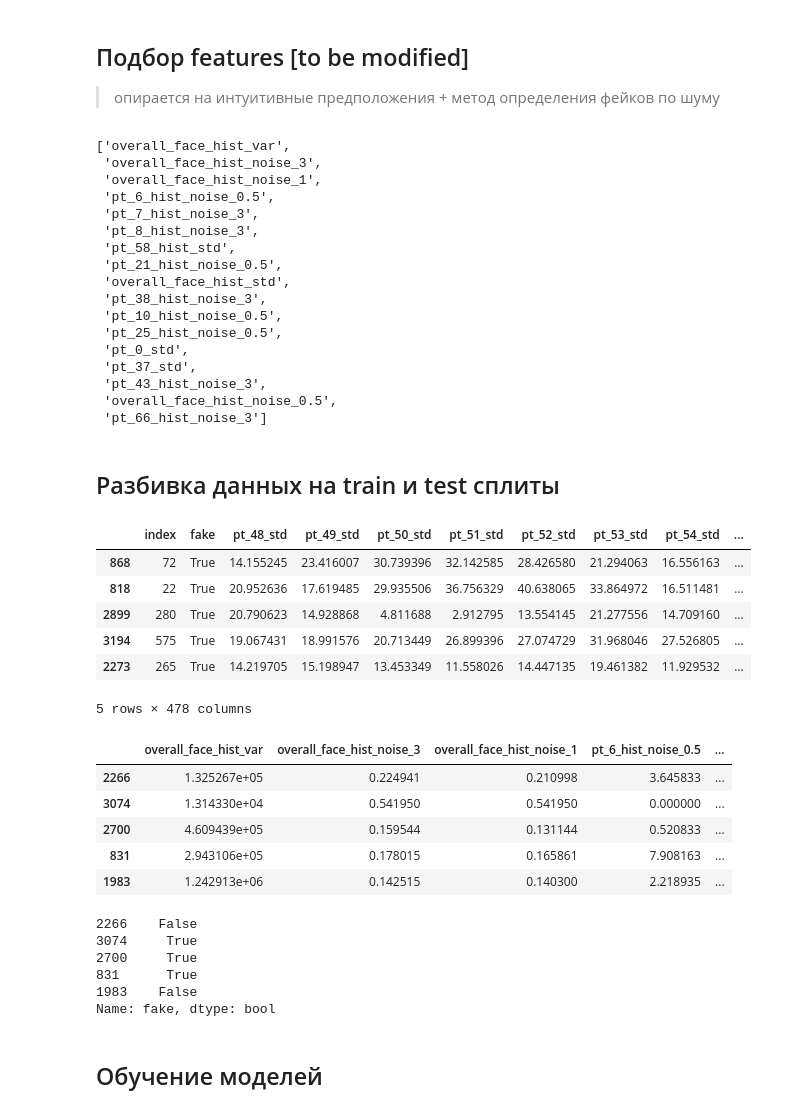
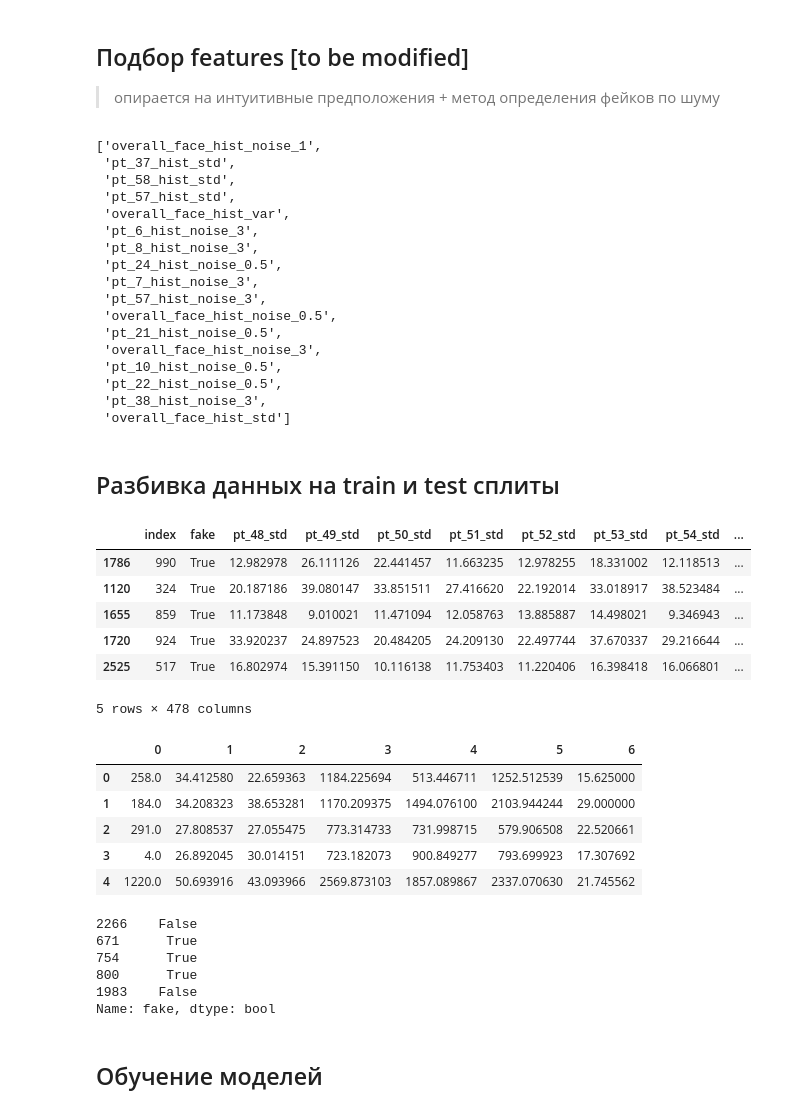
Before and after one commit to Trickster2038/BmstuDeepFake, a Jupyter notebook: notebook2.ipynb, the cells around one changed output. Drawn from its saved outputs; the diff is of its cells as text; code cells hidden in the pictures.

```diff
--- a/notebook2.ipynb
+++ b/notebook2.ipynb
@@ -24,9 +24,9 @@ df = pd.read_json("../dfdc_dataframes/df_total_0_4_compact.json")
 # Балансировка классов 1:1
 
 df = pd.concat([
-    df_[df_.fake==True].sample(
-        int(df_[df_.fake==False].shape[0]*1)),
-    df_[df_.fake==False]
+    df[df.fake==True].sample(
+        int(df[df.fake==False].shape[0]*1)),
+    df[df.fake==False]
 ])
 print(df.shape)
 df.head()
@@ -166,23 +166,23 @@ features = list(set(
 
 features
 # %% [output]
-['overall_face_hist_var',
+['overall_face_hist_noise_1',
+ 'pt_37_hist_std',
+ 'pt_58_hist_std',
+ 'pt_57_hist_std',
+ 'overall_face_hist_var',
+ 'pt_6_hist_noise_3',
+ 'pt_8_hist_noise_3',
+ 'pt_24_hist_noise_0.5',
+ 'pt_7_hist_noise_3',
+ 'pt_57_hist_noise_3',
+ 'overall_face_hist_noise_0.5',
+ 'pt_21_hist_noise_0.5',
  'overall_face_hist_noise_3',
- 'overall_face_hist_noise_1',
- 'pt_6_hist_noise_0.5',
- 'pt_7_hist_noise_3',
- 'pt_8_hist_noise_3',
- 'pt_58_hist_std',
- 'pt_21_hist_noise_0.5',
- 'overall_face_hist_std',
+ 'pt_10_hist_noise_0.5',
+ 'pt_22_hist_noise_0.5',
  'pt_38_hist_noise_3',
- 'pt_10_hist_noise_0.5',
- 'pt_25_hist_noise_0.5',
- 'pt_0_std',
- 'pt_37_std',
- 'pt_43_hist_noise_3',
- 'overall_face_hist_noise_0.5',
- 'pt_66_hist_noise_3']
+ 'overall_face_hist_std']
 # %% [markdown]
 ## Разбивка данных на train и test сплиты
 # %%
@@ -194,11 +194,11 @@ df_compact = df.filter(regex='^(.(?!(raw)))*$', axis=1) \
 df_compact.head(5)
 # %% [output]
 |  | index | fake | pt_48_std | pt_49_std | pt_50_std | pt_51_std | pt_52_std | pt_53_std | pt_54_std | ... |
-| 868 | 72 | True | 14.155245 | 23.416007 | 30.739396 | 32.142585 | 28.426580 | 21.294063 | 16.556163 | ... |
-| 818 | 22 | True | 20.952636 | 17.619485 | 29.935506 | 36.756329 | 40.638065 | 33.864972 | 16.511481 | ... |
-| 2899 | 280 | True | 20.790623 | 14.928868 | 4.811688 | 2.912795 | 13.554145 | 21.277556 | 14.709160 | ... |
-| 3194 | 575 | True | 19.067431 | 18.991576 | 20.713449 | 26.899396 | 27.074729 | 31.968046 | 27.526805 | ... |
-| 2273 | 265 | True | 14.219705 | 15.198947 | 13.453349 | 11.558026 | 14.447135 | 19.461382 | 11.929532 | ... |
+| 1786 | 990 | True | 12.982978 | 26.111126 | 22.441457 | 11.663235 | 12.978255 | 18.331002 | 12.118513 | ... |
+| 1120 | 324 | True | 20.187186 | 39.080147 | 33.851511 | 27.416620 | 22.192014 | 33.018917 | 38.523484 | ... |
+| 1655 | 859 | True | 11.173848 | 9.010021 | 11.471094 | 12.058763 | 13.885887 | 14.498021 | 9.346943 | ... |
+| 1720 | 924 | True | 33.920237 | 24.897523 | 20.484205 | 24.209130 | 22.497744 | 37.670337 | 29.216644 | ... |
+| 2525 | 517 | True | 16.802974 | 15.391150 | 10.116138 | 11.753403 | 11.220406 | 16.398418 | 16.066801 | ... |
 5 rows × 478 columns
 # %%
 from sklearn.model_selection import train_test_split
@@ -205,25 +207,29 @@ from sklearn.model_selection import train_test_split
+# %%
+y = df_compact['fake']
+X = df_compact.drop(columns=['fake'])
+X = SelectKBest(f_classif, k=7).fit_transform(X, y)
 # %%
 X_train, X_test, y_train, y_test = train_test_split(
-    df_compact[features],
-    df_compact['fake'],
+    X,
+    y,
     test_size=0.20,
     random_state=42)
 # %%
-X_train.head()
+pd.DataFrame(X_train).head()
 # %% [output]
-|  | overall_face_hist_var | overall_face_hist_noise_3 | overall_face_hist_noise_1 | pt_6_hist_noise_0.5 | ... |
-| 2266 | 1.325267e+05 | 0.224941 | 0.210998 | 3.645833 | ... |
-| 3074 | 1.314330e+04 | 0.541950 | 0.541950 | 0.000000 | ... |
-| 2700 | 4.609439e+05 | 0.159544 | 0.131144 | 0.520833 | ... |
-| 831 | 2.943106e+05 | 0.178015 | 0.165861 | 7.908163 | ... |
-| 1983 | 1.242913e+06 | 0.142515 | 0.140300 | 2.218935 | ... |
+|  | 0 | 1 | 2 | 3 | 4 | 5 | 6 |
+| 0 | 258.0 | 34.412580 | 22.659363 | 1184.225694 | 513.446711 | 1252.512539 | 15.625000 |
+| 1 | 184.0 | 34.208323 | 38.653281 | 1170.209375 | 1494.076100 | 2103.944244 | 29.000000 |
+| 2 | 291.0 | 27.808537 | 27.055475 | 773.314733 | 731.998715 | 579.906508 | 22.520661 |
+| 3 | 4.0 | 26.892045 | 30.014151 | 723.182073 | 900.849277 | 793.699923 | 17.307692 |
+| 4 | 1220.0 | 50.693916 | 43.093966 | 2569.873103 | 1857.089867 | 2337.070630 | 21.745562 |
 # %%
 y_train.head()
 # %% [output]
 2266    False
-3074     True
-2700     True
-831      True
+671      True
+754      True
+800      True
 1983    False
 Name: fake, dtype: bool
 # %% [markdown]
```
Also changed, not shown: parts of 13 cells of this notebook.
